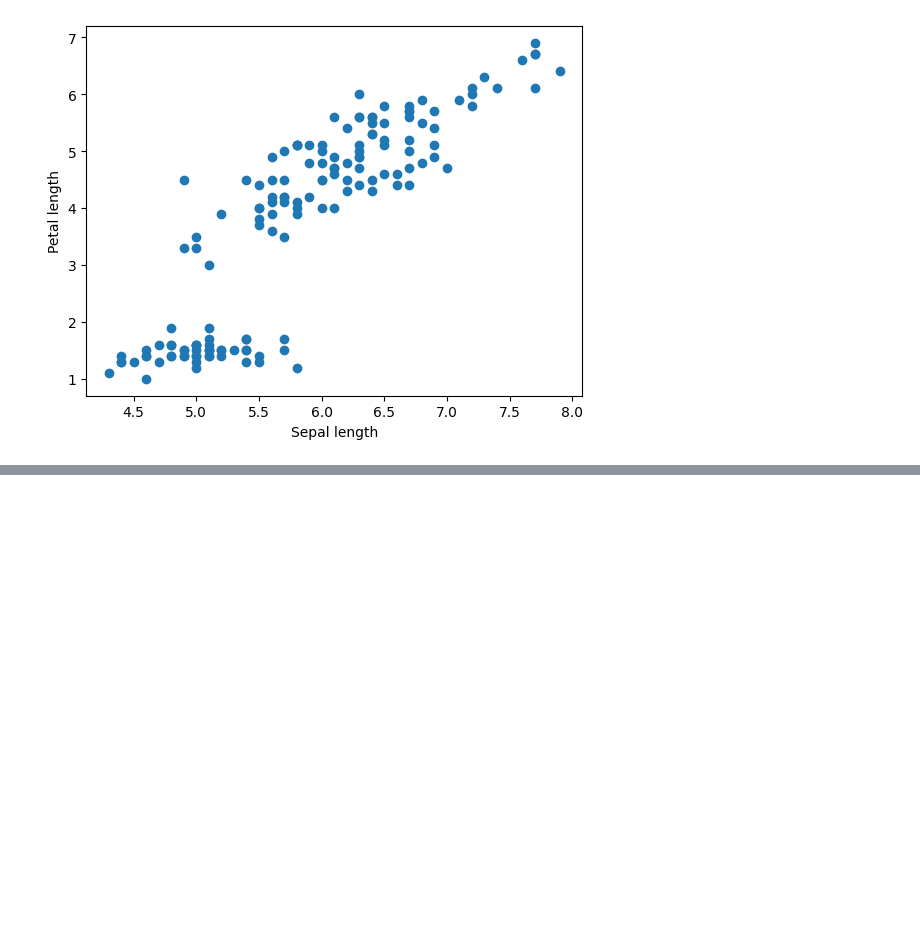
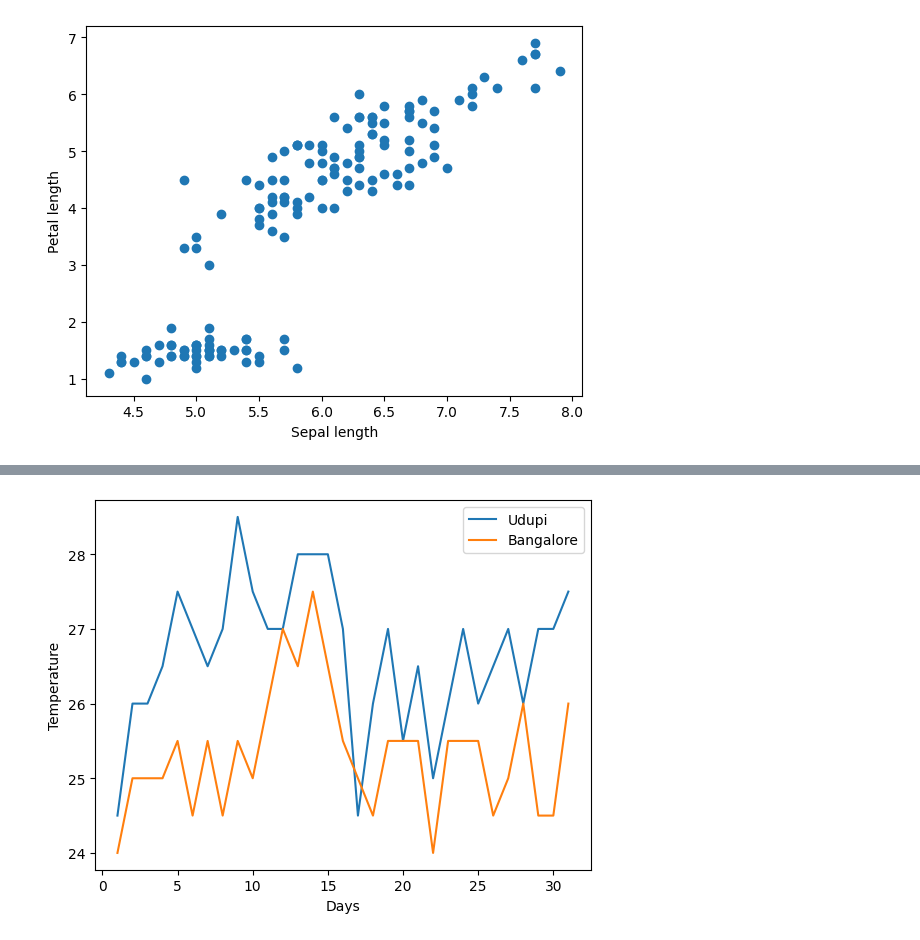
Before and after one commit to krishn12323/aiml_lab, a Jupyter notebook: lab2.ipynb, the cells around one changed output, grey strips where cells are left out. Cells and saved outputs as stored; diff of their text form; code cells hidden in the pictures; blank space fills up the shorter version.

```diff
--- a/lab2.ipynb
+++ b/lab2.ipynb
@@ -38,0 +55,34 @@ plt.show()
+# %%
+#A6: july month temp of 2 cities in same graph
+import matplotlib.pyplot as plt
+
+days=[1, 2, 3, 4, 5, 6, 7, 8, 9, 10,
+        11, 12, 13, 14, 15, 16, 17, 18, 19, 20,
+        21, 22, 23, 24, 25, 26, 27, 28, 29, 30, 31]
+
+udupi=[24.5, 26.0, 26.0, 26.5, 27.5,
+    27.0, 26.5, 27.0, 28.5, 27.5,
+    27.0, 27.0, 28.0, 28.0, 28.0,
+    27.0, 24.5, 26.0, 27.0, 25.5,
+    26.5, 25.0, 26.0, 27.0, 26.0,
+    26.5, 27.0, 26.0, 27.0, 27.0,
+    27.5
+]
+bangalore=[
+    24.0, 25.0, 25.0, 25.0, 25.5,
+    24.5, 25.5, 24.5, 25.5, 25.0,
+    26.0, 27.0, 26.5, 27.5, 26.5,
+    25.5, 25.0, 24.5, 25.5, 25.5,
+    25.5, 24.0, 25.5, 25.5, 25.5,
+    24.5, 25.0, 26.0, 24.5, 24.5,
+    26.0
+]
+
+plt.plot(days,udupi, label="Udupi")
+plt.plot(days,bangalore, label="Bangalore")
+plt.xlabel("Days")
+plt.ylabel("Temperature")
+plt.legend()
+plt.show()
+# %% [output]
+[figure, added]
```
Also changed, not shown: parts of 3 cells of this notebook.
